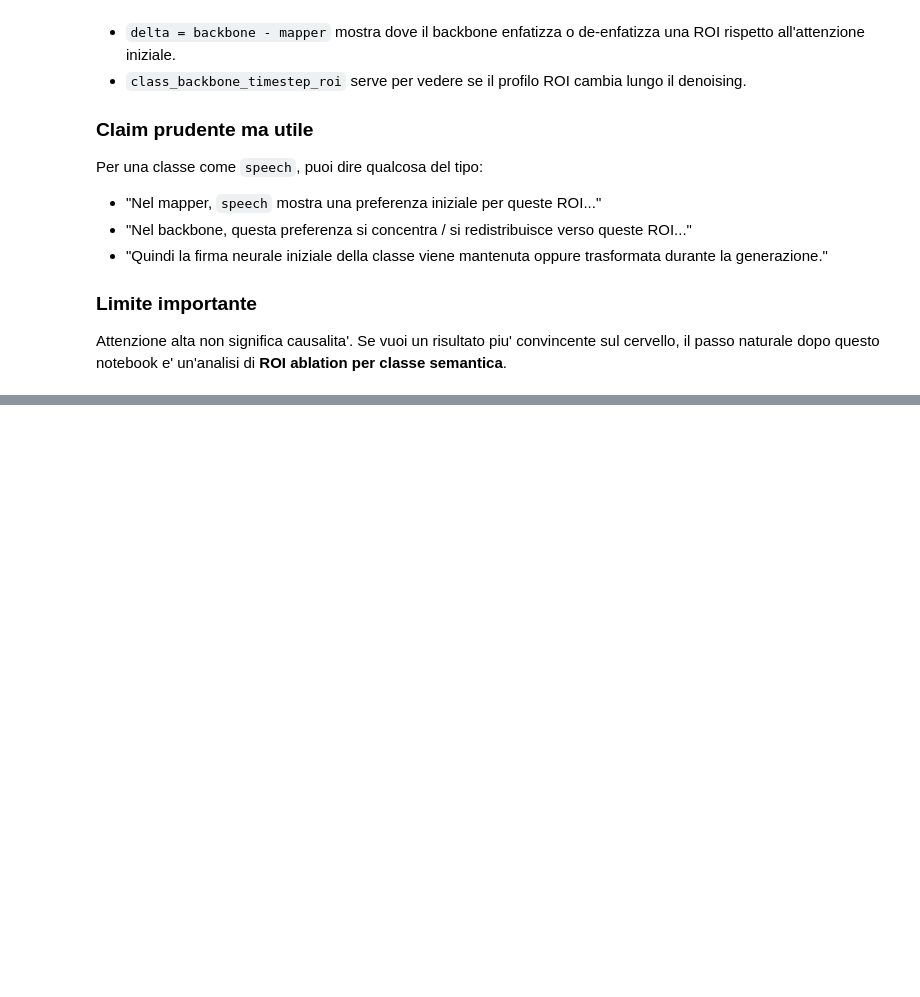
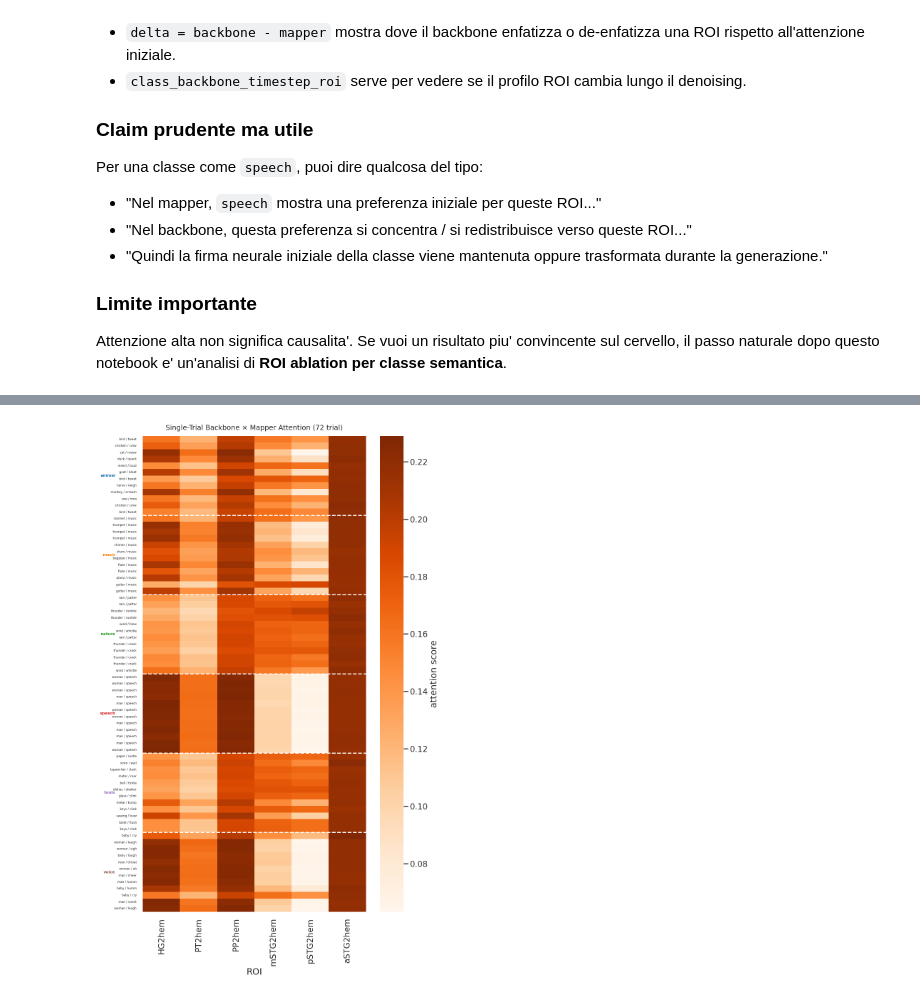
Before and after one commit to mattciff5/brainSounds, a Jupyter notebook: maas_model/analyze_roi_attention.ipynb, the cells around one changed output, grey strips where cells are left out. Saved outputs shown, nothing was run; the diff lists cells and outputs as text; code cells hidden in the pictures; blank space fills up the shorter version.

```diff
--- a/maas_model/analyze_roi_attention.ipynb
+++ b/maas_model/analyze_roi_attention.ipynb
@@ -789,0 +951,21 @@ Attenzione alta non significa causalita'. Se vuoi un risultato piu' convincente
+# %%
+# ── Plot 2: Backbone x Mapper per trial ───────────────────────────────────────
+fig, ax = plt.subplots(figsize=(10, 16))
+backbone_df_plot = pd.DataFrame(backbone_mat, columns=ROI_LIST)
+sns.heatmap(
+    backbone_df_plot,
+    cmap='Oranges',
+    ax=ax,
+    yticklabels=y_labels,
+    cbar_kws={'label': 'attention score'},
+    linewidths=0.0,
+)
+add_class_annotations(ax, class_centers, class_boundaries, len(trial_merged))
+ax.set_title('Single-Trial Backbone × Mapper Attention (72 trial)', fontsize=14, pad=12)
+ax.set_xlabel('ROI')
+ax.set_ylabel('')
+ax.tick_params(axis='y', labelsize=6)
+plt.tight_layout()
+plt.show()
+# %% [output]
+[figure, added]
```
Also changed, not shown: parts of 26 cells of this notebook.
